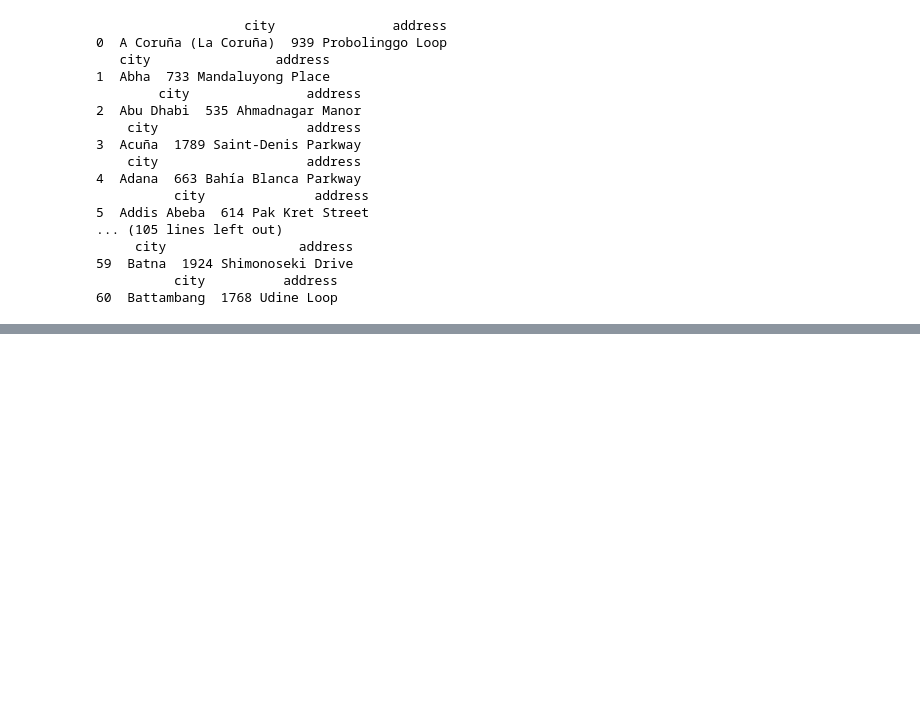
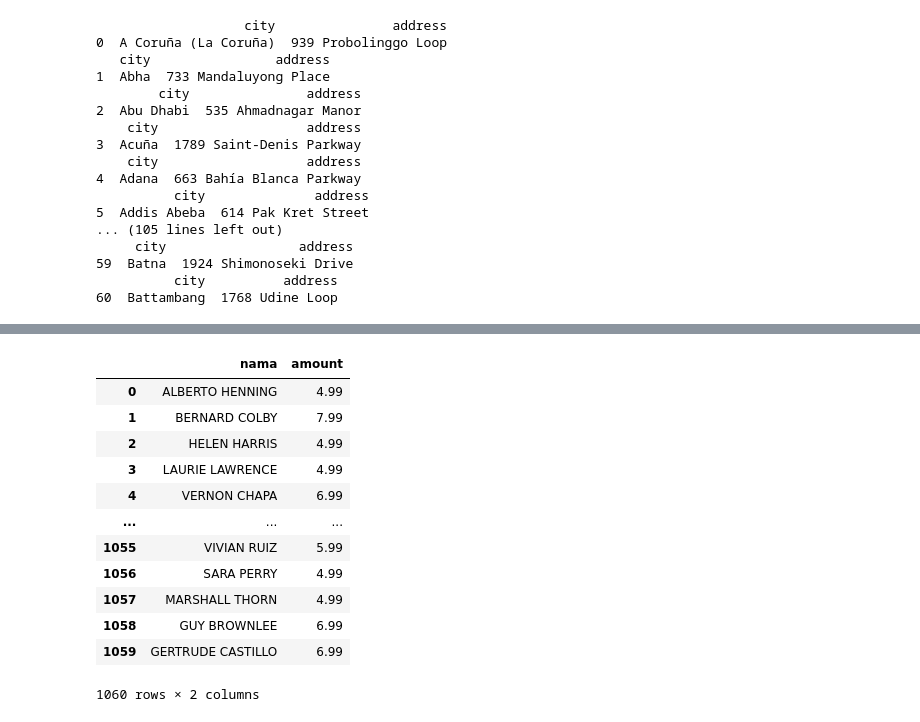
Before and after one commit to asepiq/H8_9, a Jupyter notebook: H8_9.ipynb, the cells around one changed output, grey strips where cells are left out. Cells and saved outputs as stored; diff of their text form; code cells hidden in the pictures; blank space fills up the shorter version.

```diff
--- a/H8_9.ipynb
+++ b/H8_9.ipynb
@@ -548,0 +622,42 @@ while n<=60:
+# %%
+import pandas as pd
+import mysql.connector
+
+
+mydb = mysql.connector.connect(
+host="127.0.0.1",
+user="root",
+password="root",
+database="sakila",
+)
+
+category = input('Kategori: ')
+
+query = f'''
+SELECT CONCAT (customer.first_name," ",customer.last_name) as nama, payment.amount as amount
+FROM customer
+INNER JOIN rental ON customer.customer_id = rental.customer_id
+INNER JOIN payment ON rental.rental_id = payment.rental_id
+INNER JOIN inventory ON rental.inventory_id = inventory.inventory_id
+INNER JOIN film ON inventory.film_id = film.film_id
+INNER JOIN film_category ON film.film_id = film_category.film_id
+INNER JOIN category ON film_category.category_id = category.category_id
+WHERE category.name LIKE '%{category}%'
+'''
+
+df = pd.read_sql_query(query, mydb)
+df
+# %% [output]
+|  | nama | amount |
+| 0 | ALBERTO HENNING | 4.99 |
+| 1 | BERNARD COLBY | 7.99 |
+| 2 | HELEN HARRIS | 4.99 |
+| 3 | LAURIE LAWRENCE | 4.99 |
+| 4 | VERNON CHAPA | 6.99 |
+| ... | ... | ... |
+| 1055 | VIVIAN RUIZ | 5.99 |
+| 1056 | SARA PERRY | 4.99 |
+| 1057 | MARSHALL THORN | 4.99 |
+| 1058 | GUY BROWNLEE | 6.99 |
+| 1059 | GERTRUDE CASTILLO | 6.99 |
+1060 rows × 2 columns
```
Also changed, not shown: parts of 2 cells of this notebook.
